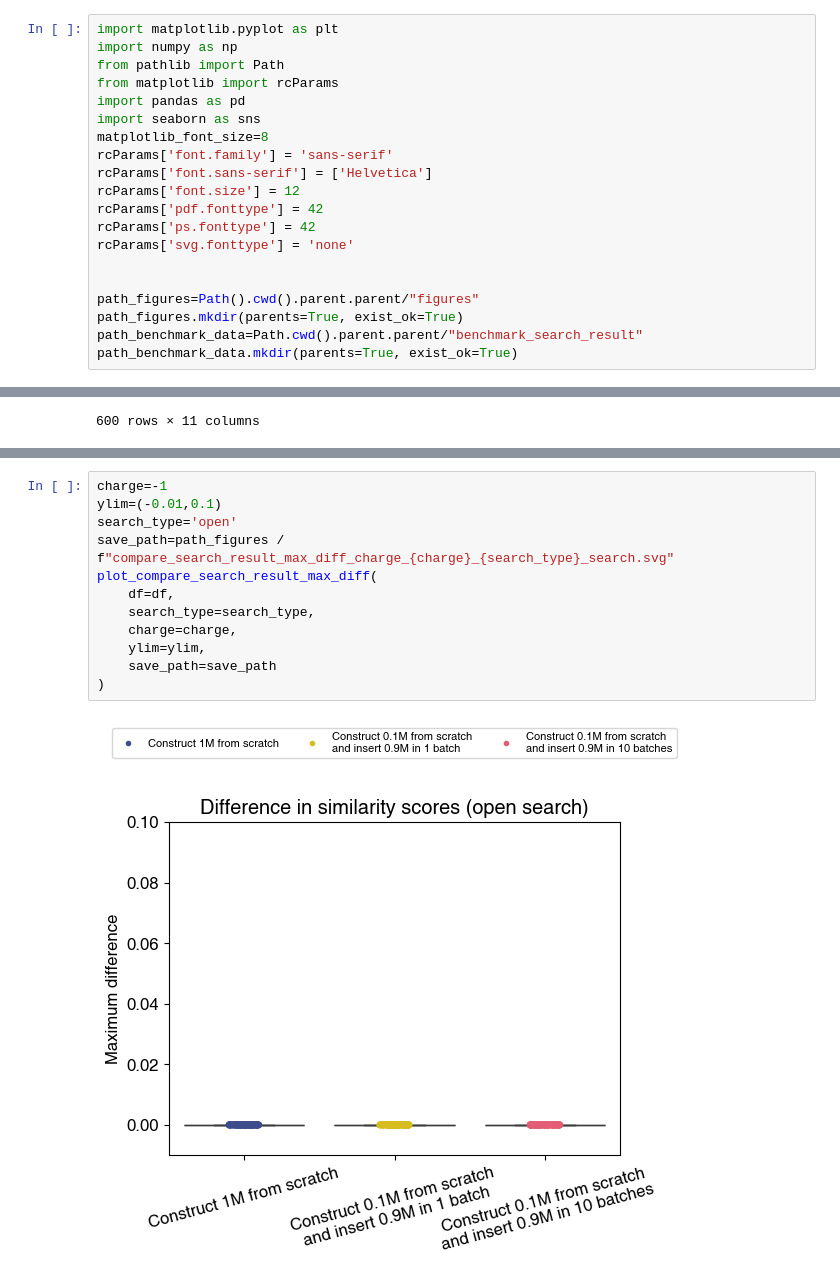
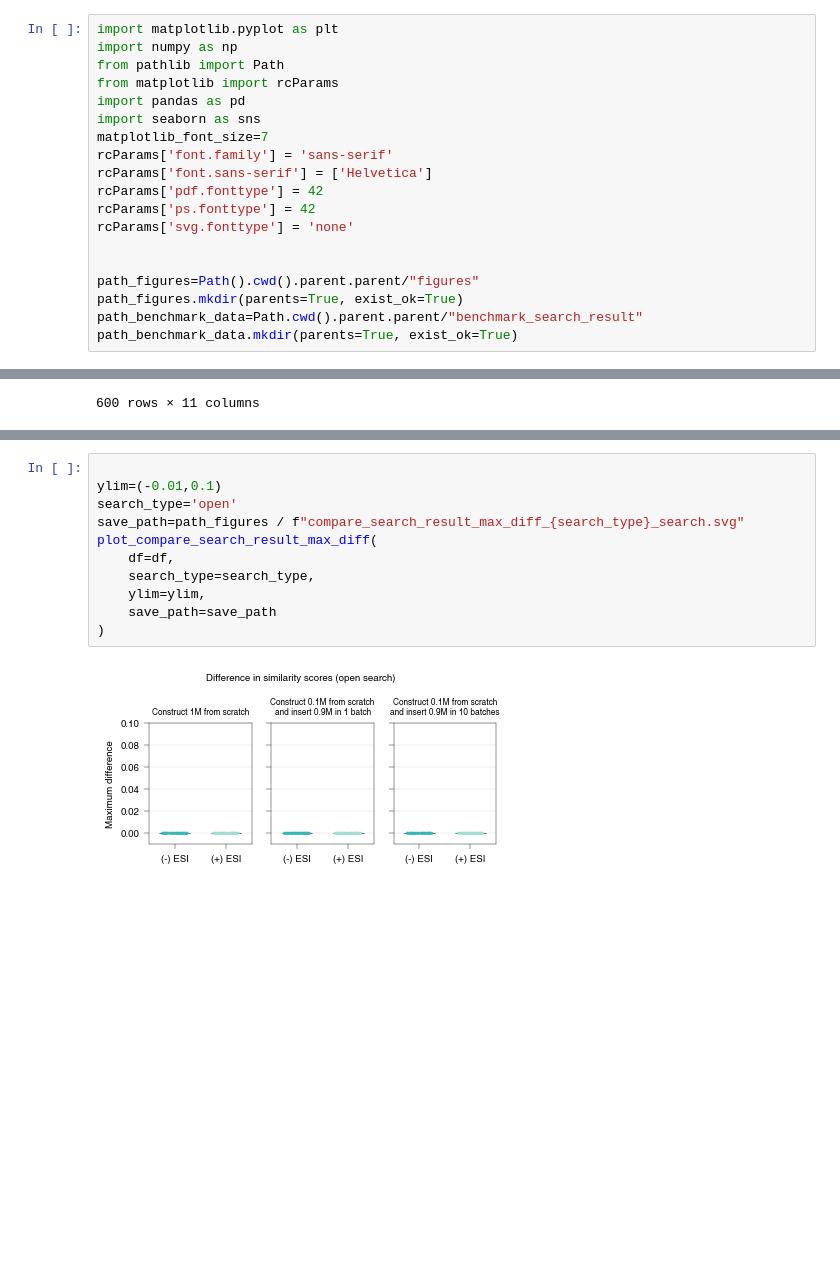
Before and after one commit to 2bereal-me/DynamicEntropySearch, a Jupyter notebook: benchmark_code/52_plot_compare_search_result_max_diff.ipynb, the cells around one changed output, grey strips where cells are left out. Drawn from its saved outputs; the diff is of its cells as text; blank space fills up the shorter version.

```diff
--- a/benchmark_code/52_plot_compare_search_result_max_diff.ipynb
+++ b/benchmark_code/52_plot_compare_search_result_max_diff.ipynb
@@ -5,10 +5,9 @@ from pathlib import Path
 from matplotlib import rcParams
 import pandas as pd
 import seaborn as sns
-matplotlib_font_size=8
+matplotlib_font_size=7
 rcParams['font.family'] = 'sans-serif'
 rcParams['font.sans-serif'] = ['Helvetica']
-rcParams['font.size'] = 12
 rcParams['pdf.fonttype'] = 42
 rcParams['ps.fonttype'] = 42
 rcParams['svg.fonttype'] = 'none'
@@ -128,14 +139,13 @@ def plot_compare_search_result_max_diff(
 # %%
-charge=-1
+
 ylim=(-0.01,0.1)
 search_type='open'
-save_path=path_figures / f"compare_search_result_max_diff_charge_{charge}_{search_type}_search.svg"
+save_path=path_figures / f"compare_search_result_max_diff_{search_type}_search.svg"
 plot_compare_search_result_max_diff(
     df=df,
     search_type=search_type,
-    charge=charge,
     ylim=ylim,
     save_path=save_path
 )
 # %% [output]
-[figure, old version]
+[figure, new version]
```
Also changed, not shown: parts of 7 cells of this notebook, 39 other files.
